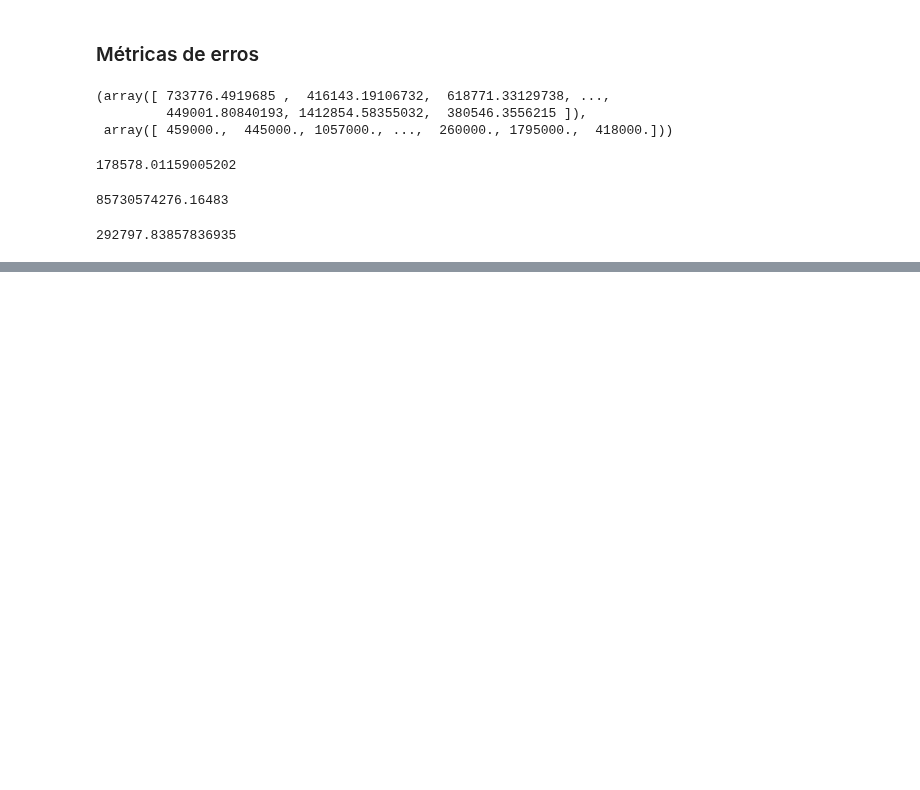
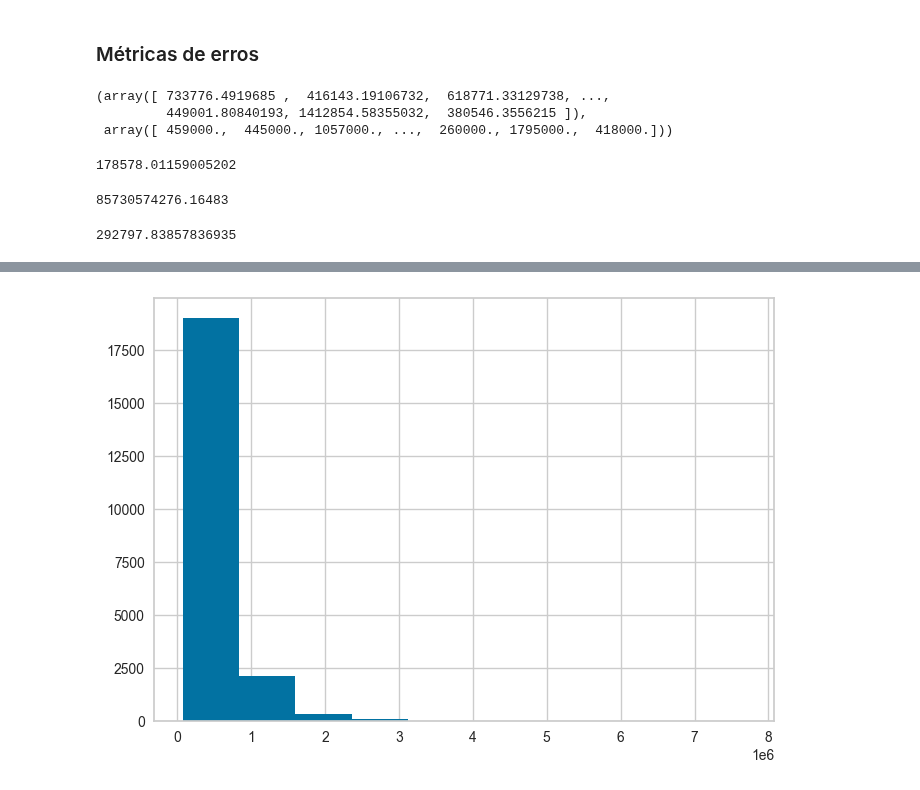
Before and after one commit to Joao-Inacio/Statistics_for-Data_Science, a Jupyter notebook: Correlacao_e_Regressao/Correlacao_e_Regrassao.ipynb, the cells around one changed output, grey strips where cells are left out. Saved outputs shown, nothing was run; the diff lists cells and outputs as text; code cells hidden in the pictures; blank space fills up the shorter version.

```diff
--- a/Correlacao_e_Regressao/Correlacao_e_Regrassao.ipynb
+++ b/Correlacao_e_Regressao/Correlacao_e_Regrassao.ipynb
@@ -263,0 +301,5 @@ math.sqrt(mean_squared_error(y_teste, previsoes))
+# %%
+# Gráfico da classe
+plt.hist(y);
+# %% [output]
+[figure, added]
```
Also changed, not shown: parts of 12 cells of this notebook.
